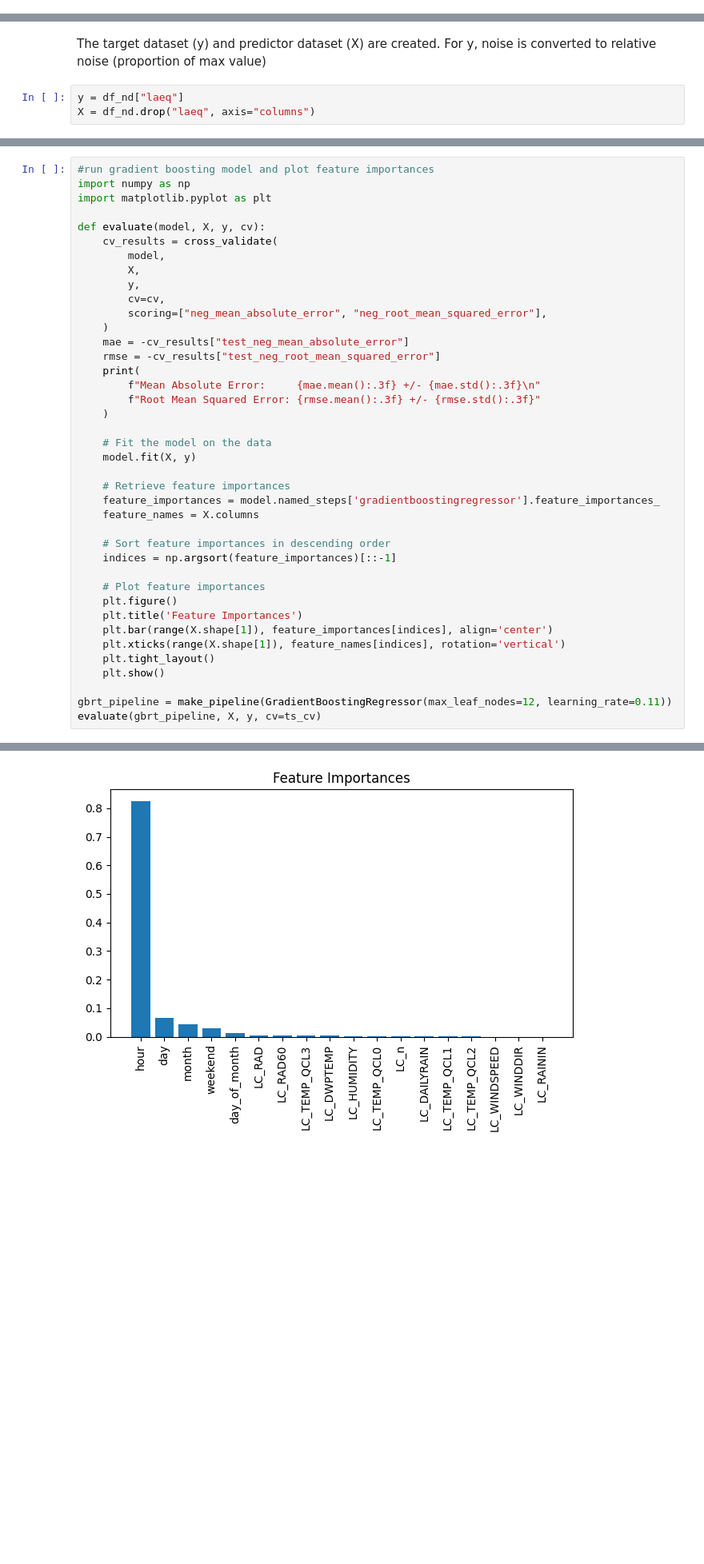
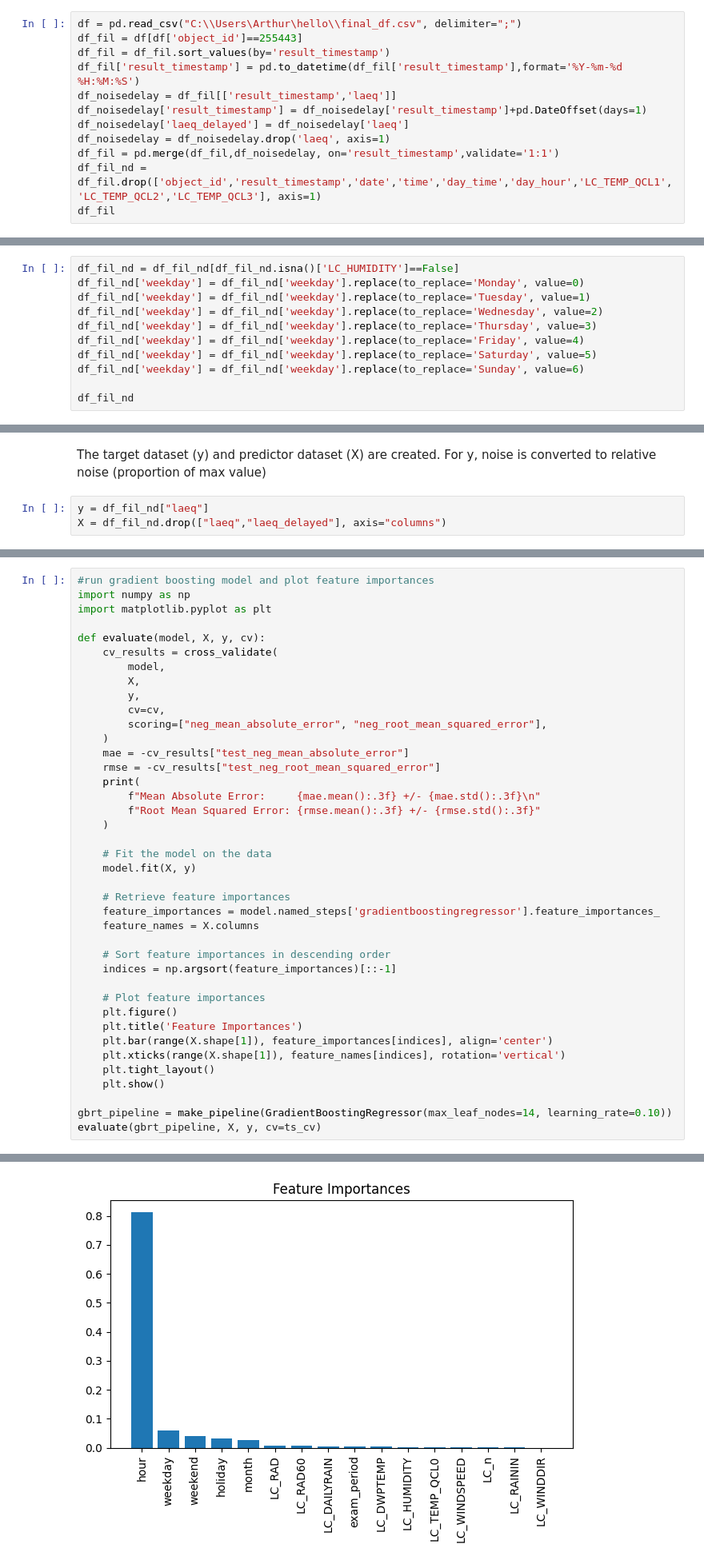
Before and after one commit to IvanaOsredek/ModernDataAnalyticsProject, a Jupyter notebook: MDA_GBRT.ipynb, the cells around one changed output, grey strips where cells are left out. Shown at 80% size. Drawn from its saved outputs; the diff is of its cells as text; blank space fills up the shorter version.

```diff
--- a/MDA_GBRT.ipynb
+++ b/MDA_GBRT.ipynb
@@ -20,0 +18,12 @@ df_nd = df.drop('result_timestamp', axis=1)
+# %%
+df = pd.read_csv("C:\\Users\Arthur\hello\\final_df.csv", delimiter=";")
+df_fil = df[df['object_id']==255443]
+df_fil = df_fil.sort_values(by='result_timestamp')
+df_fil['result_timestamp'] = pd.to_datetime(df_fil['result_timestamp'],format='%Y-%m-%d %H:%M:%S')
+df_noisedelay = df_fil[['result_timestamp','laeq']]
+df_noisedelay['result_timestamp'] = df_noisedelay['result_timestamp']+pd.DateOffset(days=1)
+df_noisedelay['laeq_delayed'] = df_noisedelay['laeq']
+df_noisedelay = df_noisedelay.drop('laeq', axis=1)
+df_fil = pd.merge(df_fil,df_noisedelay, on='result_timestamp',validate='1:1')
+df_fil_nd = df_fil.drop(['object_id','result_timestamp','date','time','day_time','day_hour','LC_TEMP_QCL1','LC_TEMP_QCL2','LC_TEMP_QCL3'], axis=1)
+df_fil
@@ -20,0 +54,11 @@ df_nd = df.drop('result_timestamp', axis=1)
+# %%
+df_fil_nd = df_fil_nd[df_fil_nd.isna()['LC_HUMIDITY']==False]
+df_fil_nd['weekday'] = df_fil_nd['weekday'].replace(to_replace='Monday', value=0)
+df_fil_nd['weekday'] = df_fil_nd['weekday'].replace(to_replace='Tuesday', value=1)
+df_fil_nd['weekday'] = df_fil_nd['weekday'].replace(to_replace='Wednesday', value=2)
+df_fil_nd['weekday'] = df_fil_nd['weekday'].replace(to_replace='Thursday', value=3)
+df_fil_nd['weekday'] = df_fil_nd['weekday'].replace(to_replace='Friday', value=4)
+df_fil_nd['weekday'] = df_fil_nd['weekday'].replace(to_replace='Saturday', value=5)
+df_fil_nd['weekday'] = df_fil_nd['weekday'].replace(to_replace='Sunday', value=6)
+
+df_fil_nd
@@ -21,8 +79,8 @@ df_nd = df.drop('result_timestamp', axis=1)
 # %% [markdown]
 The target dataset (y) and predictor dataset (X) are created. For y, noise is converted to relative noise (proportion of max value)
 # %%
-y = df_nd["laeq"]
-X = df_nd.drop("laeq", axis="columns")
+y = df_fil_nd["laeq"]
+X = df_fil_nd.drop(["laeq","laeq_delayed"], axis="columns")
 # %%
 #create time-sensitive split for cross-validation
 ts_cv = TimeSeriesSplit(
@@ -204,6 +262,6 @@ def evaluate(model, X, y, cv):
     plt.tight_layout()
     plt.show()
 
-gbrt_pipeline = make_pipeline(GradientBoostingRegressor(max_leaf_nodes=12, learning_rate=0.11))
+gbrt_pipeline = make_pipeline(GradientBoostingRegressor(max_leaf_nodes=14, learning_rate=0.10))
 evaluate(gbrt_pipeline, X, y, cv=ts_cv)
 # %% [output]
@@ -212,4 +270,4 @@ Root Mean Squared Error: 4.630 +/- 1.214
-[figure, old version]
+[figure, new version]
 # %%
 #Qualitative analysis of the impact of features on linear model predictions
 gbrt_pipeline.fit(X.iloc[train_0], y.iloc[train_0])
```
Also changed, not shown: parts of 15 cells of this notebook, 3 other files.
